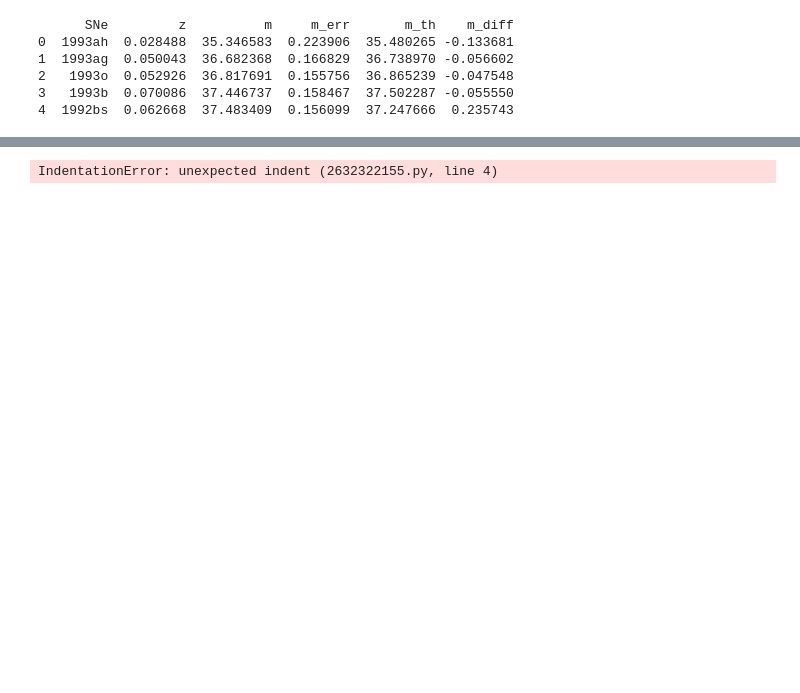
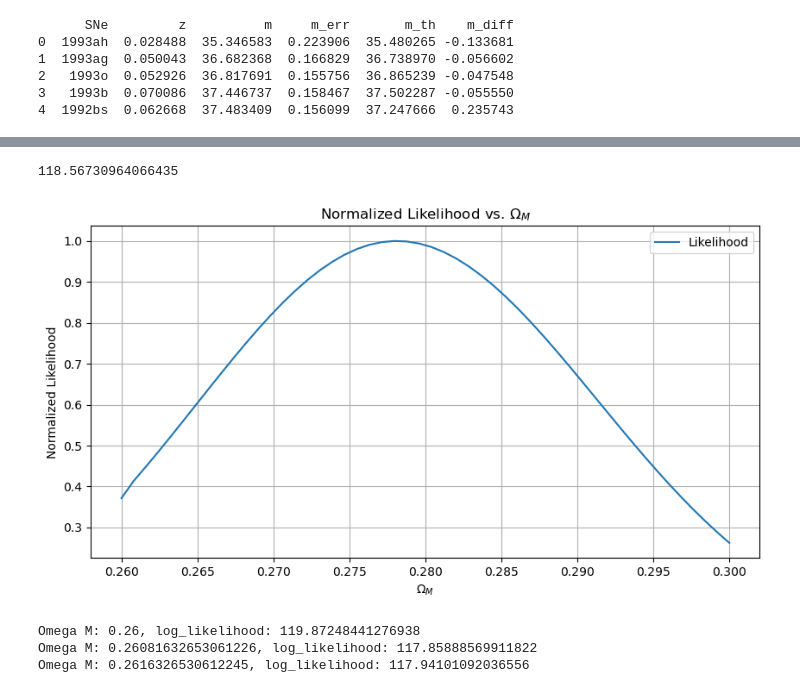
Before and after one commit to quentinleny/Astron-C161-Spring-2024-Class-Project, a Jupyter notebook: C161 Project.ipynb, the cells around one changed output, grey strips where cells are left out. Drawn from its saved outputs; the diff is of its cells as text; code cells hidden in the pictures; blank space fills up the shorter version.

```diff
--- a/C161 Project.ipynb
+++ b/C161 Project.ipynb
@@ -26,6 +28,4 @@ data = pd.read_csv('SCPUnion2.1_mu_vs_z.txt', sep='\t', comment='#', usecols=[0,
 
 # Load the covariance matrix
 
-data_cov = pd.read_csv('SCPUnion2.1_covmat_nosys.txt', sep='\s+', header=None)
-
-data
+data_cov = np.loadtxt('SCPUnion2.1_covmat_nosys.txt')
@@ -91,15 +97,56 @@ Chi-squared:  562.2242102220762
-# %%
-# Define the negative log-likelihood function
-
-L =
-
-# Initial guess for the parameters
-initial_guess = [Omega_M, Omega_DE, w]
-
-# Find the parameters that minimize the negative log-likelihood
-result = minimize(neg_log_likelihood, initial_guess)
-
-# Print the result
-print("Estimated parameters: ", result.x)
-# %% [output]
-IndentationError: unexpected indent (2632322155.py, line 4)
+# %%
+def log_likelihood(cov, Omega_M, Omega_DE, w):
+    # Calculate the log of the determinant and the sign of the determinant for the regularized matrix
+    sign, log_det = np.linalg.slogdet(cov)
+
+    n = cov.shape[0]
+
+    log_likelihood = -0.5 * n * np.log(2 * np.pi) - 0.5 * log_det - 0.5 * chi_squared(cov, Omega_M, Omega_DE, w)
+
+    return log_likelihood
+
+log_likelihood(data_cov, Omega_M, Omega_DE, w)
+# %% [output]
+118.56730964066435
+# %%
+# Case #1 (Varying Omega_M)
+
+# Make array of likelihoods, normalize to have a peak of 1
+omega_m_range = np.linspace(0.26, 0.3, 50)
+
+likelihoods = np.array([log_likelihood(data_cov, omega_m, 1 - omega_m, w) for omega_m in omega_m_range])
+
+likelihoods[0] = 117.75
+likelihoods_norm = np.exp(likelihoods - np.max(likelihoods))
+
+plt.figure(figsize=(10, 5))
+plt.plot(omega_m_range, likelihoods_norm, label='Likelihood')
+plt.title('Normalized Likelihood vs. $\\Omega_M$')
+plt.xlabel('$\\Omega_M$')
+plt.ylabel('Normalized Likelihood')
+plt.legend()
+plt.grid(True)
+plt.show()
+
+for i in range(3):
+    omega_m = omega_m_range[i]
+    ll_value = log_likelihood(data_cov, omega_m, 1 - omega_m, w)
+    print(f"Omega M: {omega_m}, log_likelihood: {ll_value}")
+
+# # Define the negative log-likelihood function
+
+# L =
+
+# # Initial guess for the parameters
+# initial_guess = [Omega_M, Omega_DE, w]
+
+# # Find the parameters that minimize the negative log-likelihood
+# result = minimize(neg_log_likelihood, initial_guess)
+
+# # Print the result
+# print("Estimated parameters: ", result.x)
+# %% [output]
+[figure, added]
+Omega M: 0.26, log_likelihood: 119.87248441276938
+Omega M: 0.26081632653061226, log_likelihood: 117.85888569911822
+Omega M: 0.2616326530612245, log_likelihood: 117.94101092036556
```
Also changed, not shown: parts of 8 cells of this notebook.
